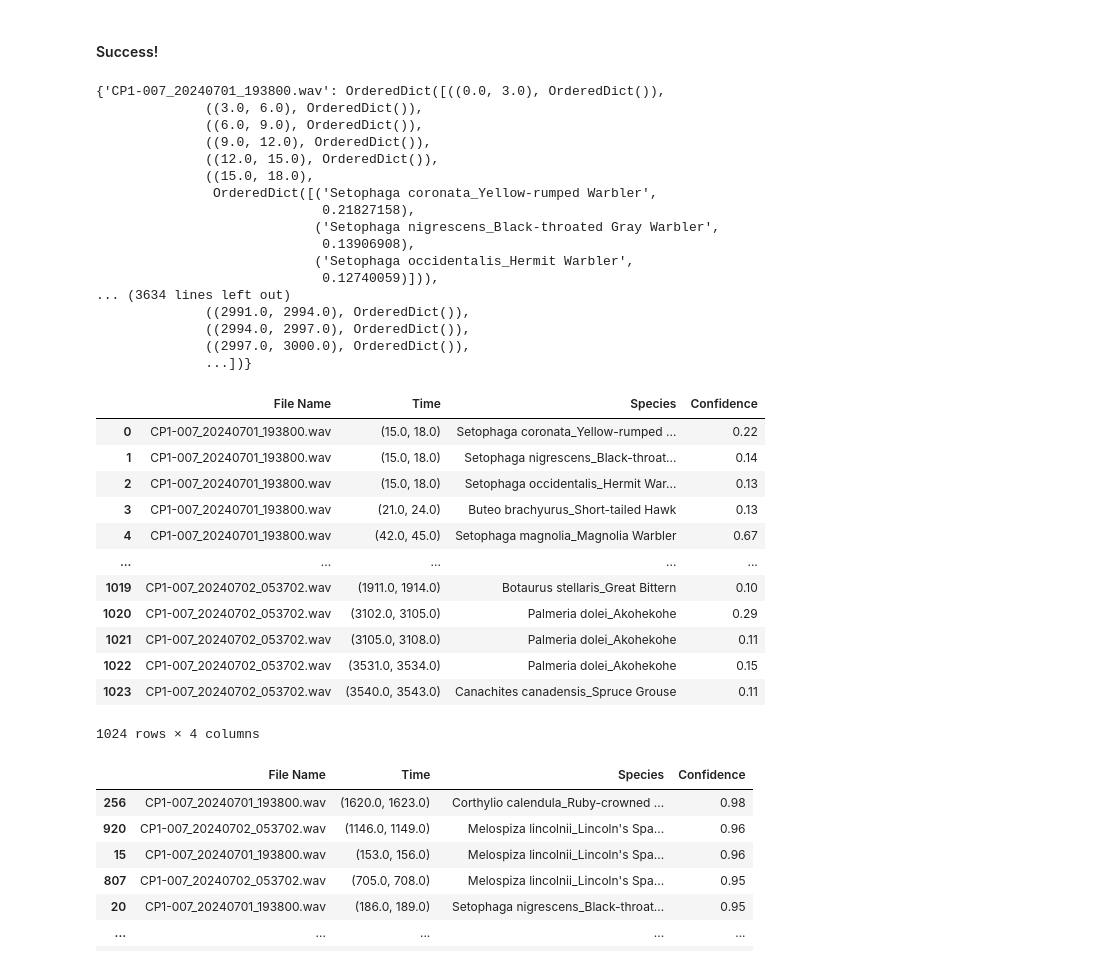
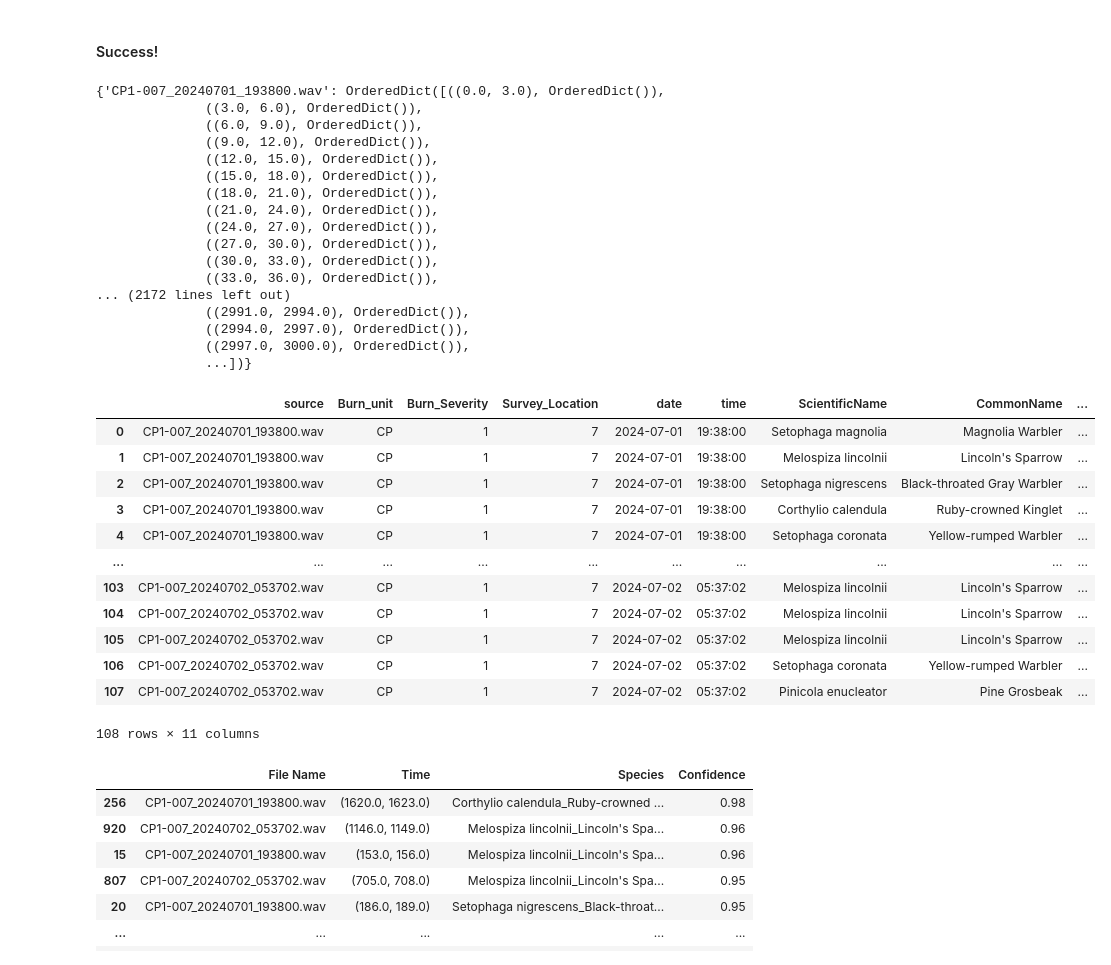
Before and after one commit to tjstogoski/auto-birdnet-tool, a Jupyter notebook: notebooks/01birdnet_exploration.ipynb, the cells around one changed output. Drawn from its saved outputs; the diff is of its cells as text; code cells hidden in the pictures.

```diff
--- a/notebooks/01birdnet_exploration.ipynb
+++ b/notebooks/01birdnet_exploration.ipynb
@@ -228,7 +205,8 @@ for file in os.listdir(audio_data_path):
     # Generate file path
     file_path = Path(f'{audio_data_path}/{os.path.basename(file)}')
     # Run BirdNET artificial neural network
-    result = SpeciesPredictions(predict_species_within_audio_file(file_path))
+    result = SpeciesPredictions(predict_species_within_audio_file(
+        file_path, min_confidence=0.50))
     # File name for metadata
     file_name = os.path.basename(file_path)
     # Add to dictionary
@@ -261,14 +239,14 @@ result_dict
               ((6.0, 9.0), OrderedDict()),
               ((9.0, 12.0), OrderedDict()),
               ((12.0, 15.0), OrderedDict()),
-              ((15.0, 18.0),
-               OrderedDict([('Setophaga coronata_Yellow-rumped Warbler',
-                             0.21827158),
-                            ('Setophaga nigrescens_Black-throated Gray Warbler',
-                             0.13906908),
-                            ('Setophaga occidentalis_Hermit Warbler',
-                             0.12740059)])),
-... (3634 lines left out)
+              ((15.0, 18.0), OrderedDict()),
+              ((18.0, 21.0), OrderedDict()),
+              ((21.0, 24.0), OrderedDict()),
+              ((24.0, 27.0), OrderedDict()),
+              ((27.0, 30.0), OrderedDict()),
+              ((30.0, 33.0), OrderedDict()),
+              ((33.0, 36.0), OrderedDict()),
+... (2172 lines left out)
               ((2991.0, 2994.0), OrderedDict()),
               ((2994.0, 2997.0), OrderedDict()),
               ((2997.0, 3000.0), OrderedDict()),
@@ -276,38 +254,52 @@ result_dict
 # %%
 results_temp = []
 
 for file, result in result_dict.items():
     # Loop through first tier OrderedDict
-    for time, pred_dict in list(result.items()):
+    for time_interval, pred_dict in list(result.items()):
         # Loop through second tier OrderedDict
         for species, confidence in pred_dict.items():
-            species_dict = {'File Name': file,
-                            'Time': time,
-                            'Species': species,
+            species_dict = {'source': file,
+                            'Burn_unit': file[:2],
+                            'Burn_Severity': file[2],
+                            'Survey_Location': int(file[4:7]),
+                            'date': date.fromisoformat(file[8:16]),
+                            'time': time.fromisoformat(file[17:23]),
+                            'ScientificName': species.split('_')[0],
+                            'CommonName': species.split('_')[1],
+                            'Start(s)': int(time_interval[0]),
+                            'End(s)': int(time_interval[1]),
                             'Confidence': round(confidence, 2)}
             results_temp.append(species_dict)
 
 result_species_df = pd.DataFrame(results_temp,
-                                   columns=['File Name',
-                                            'Time',
-                                            'Species',
+                                   columns=['source',
+                                            'Burn_unit',
+                                            'Burn_Severity',
+                                            'Survey_Location',
+                                            'date',
+                                            'time',
+                                            'ScientificName',
+                                            'CommonName',
+                                            'Start(s)',
+                                            'End(s)',
                                             'Confidence'])
 
 result_species_df
 # %% [output]
-|  | File Name | Time | Species | Confidence |
-| 0 | CP1-007_20240701_193800.wav | (15.0, 18.0) | Setophaga coronata_Yellow-rumped ... | 0.22 |
-| 1 | CP1-007_20240701_193800.wav | (15.0, 18.0) | Setophaga nigrescens_Black-throat... | 0.14 |
-| 2 | CP1-007_20240701_193800.wav | (15.0, 18.0) | Setophaga occidentalis_Hermit War... | 0.13 |
-| 3 | CP1-007_20240701_193800.wav | (21.0, 24.0) | Buteo brachyurus_Short-tailed Hawk | 0.13 |
-| 4 | CP1-007_20240701_193800.wav | (42.0, 45.0) | Setophaga magnolia_Magnolia Warbler | 0.67 |
-| ... | ... | ... | ... | ... |
-| 1019 | CP1-007_20240702_053702.wav | (1911.0, 1914.0) | Botaurus stellaris_Great Bittern | 0.10 |
-| 1020 | CP1-007_20240702_053702.wav | (3102.0, 3105.0) | Palmeria dolei_Akohekohe | 0.29 |
-| 1021 | CP1-007_20240702_053702.wav | (3105.0, 3108.0) | Palmeria dolei_Akohekohe | 0.11 |
-| 1022 | CP1-007_20240702_053702.wav | (3531.0, 3534.0) | Palmeria dolei_Akohekohe | 0.15 |
-| 1023 | CP1-007_20240702_053702.wav | (3540.0, 3543.0) | Canachites canadensis_Spruce Grouse | 0.11 |
+|  | source | Burn_unit | Burn_Severity | Survey_Location | date | time | ScientificName | CommonName | ... |
+| 0 | CP1-007_20240701_193800.wav | CP | 1 | 7 | 2024-07-01 | 19:38:00 | Setophaga magnolia | Magnolia Warbler | ... |
+| 1 | CP1-007_20240701_193800.wav | CP | 1 | 7 | 2024-07-01 | 19:38:00 | Melospiza lincolnii | Lincoln's Sparrow | ... |
+| 2 | CP1-007_20240701_193800.wav | CP | 1 | 7 | 2024-07-01 | 19:38:00 | Setophaga nigrescens | Black-throated Gray Warbler | ... |
+| 3 | CP1-007_20240701_193800.wav | CP | 1 | 7 | 2024-07-01 | 19:38:00 | Corthylio calendula | Ruby-crowned Kinglet | ... |
+| 4 | CP1-007_20240701_193800.wav | CP | 1 | 7 | 2024-07-01 | 19:38:00 | Setophaga coronata | Yellow-rumped Warbler | ... |
+| ... | ... | ... | ... | ... | ... | ... | ... | ... | ... |
+| 103 | CP1-007_20240702_053702.wav | CP | 1 | 7 | 2024-07-02 | 05:37:02 | Melospiza lincolnii | Lincoln's Sparrow | ... |
+| 104 | CP1-007_20240702_053702.wav | CP | 1 | 7 | 2024-07-02 | 05:37:02 | Melospiza lincolnii | Lincoln's Sparrow | ... |
+| 105 | CP1-007_20240702_053702.wav | CP | 1 | 7 | 2024-07-02 | 05:37:02 | Melospiza lincolnii | Lincoln's Sparrow | ... |
+| 106 | CP1-007_20240702_053702.wav | CP | 1 | 7 | 2024-07-02 | 05:37:02 | Setophaga coronata | Yellow-rumped Warbler | ... |
+| 107 | CP1-007_20240702_053702.wav | CP | 1 | 7 | 2024-07-02 | 05:37:02 | Pinicola enucleator | Pine Grosbeak | ... |
-1024 rows × 4 columns
+108 rows × 11 columns
 # %%
 result_species_df.sort_values('Confidence', ascending=0)
 # %% [output]
```
Also changed, not shown: parts of 5 cells of this notebook, 1 other file.
